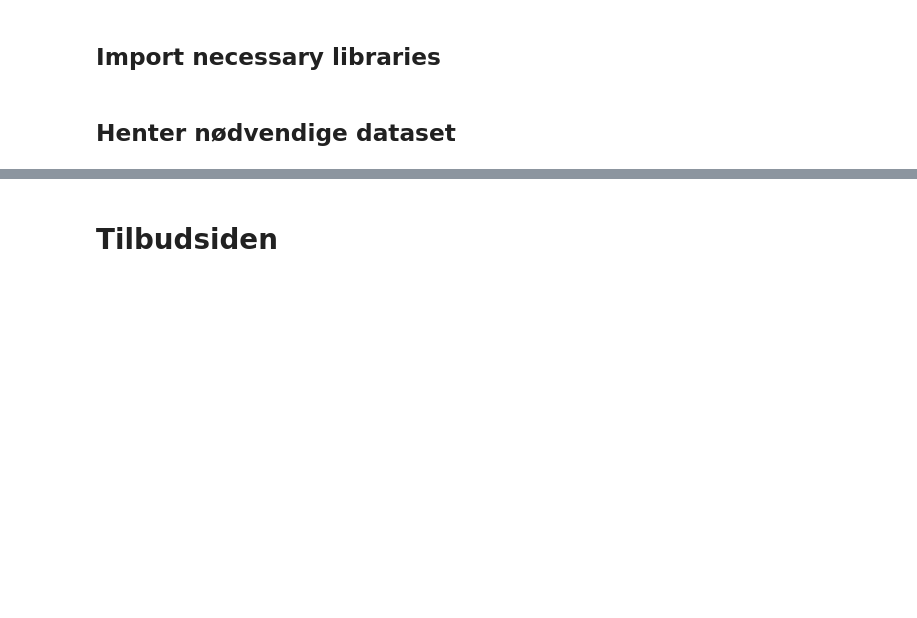
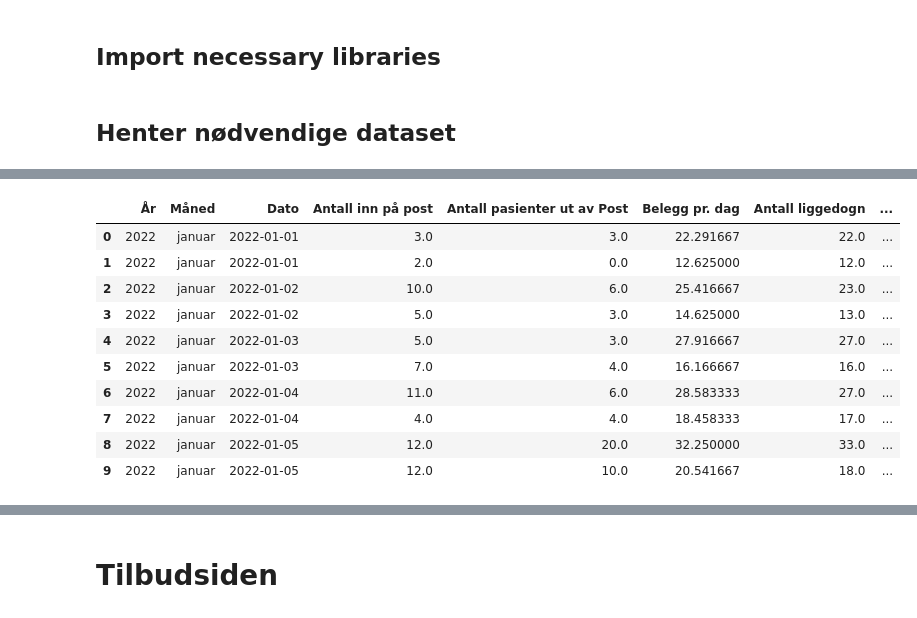
Before and after one commit to JoachimSvensson/HealthSector, a Jupyter notebook: fin_hf_full.ipynb, the cells around one changed output, grey strips where cells are left out. Drawn from its saved outputs; the diff is of its cells as text; code cells hidden in the pictures; blank space fills up the shorter version.

```diff
--- a/fin_hf_full.ipynb
+++ b/fin_hf_full.ipynb
@@ -15,0 +48,16 @@ data = opt_dataset(fin_data, "medisinsk", year=2023)
+# %%
+fin_data = pd.concat([fin_data_hist, forecasted_demand], axis=0).sort_values("Dato").reset_index()
+fin_data.drop(["index"], axis=1, inplace=True)
+fin_data.head(10)
+# %% [output]
+|  | År | Måned | Dato | Antall inn på post | Antall pasienter ut av Post | Belegg pr. dag | Antall liggedogn | ... |
+| 0 | 2022 | januar | 2022-01-01 | 3.0 | 3.0 | 22.291667 | 22.0 | ... |
+| 1 | 2022 | januar | 2022-01-01 | 2.0 | 0.0 | 12.625000 | 12.0 | ... |
+| 2 | 2022 | januar | 2022-01-02 | 10.0 | 6.0 | 25.416667 | 23.0 | ... |
+| 3 | 2022 | januar | 2022-01-02 | 5.0 | 3.0 | 14.625000 | 13.0 | ... |
+| 4 | 2022 | januar | 2022-01-03 | 5.0 | 3.0 | 27.916667 | 27.0 | ... |
+| 5 | 2022 | januar | 2022-01-03 | 7.0 | 4.0 | 16.166667 | 16.0 | ... |
+| 6 | 2022 | januar | 2022-01-04 | 11.0 | 6.0 | 28.583333 | 27.0 | ... |
+| 7 | 2022 | januar | 2022-01-04 | 4.0 | 4.0 | 18.458333 | 17.0 | ... |
+| 8 | 2022 | januar | 2022-01-05 | 12.0 | 20.0 | 32.250000 | 33.0 | ... |
+| 9 | 2022 | januar | 2022-01-05 | 12.0 | 10.0 | 20.541667 | 18.0 | ... |
```
Also changed, not shown: parts of 16 cells of this notebook, 4 other files.
